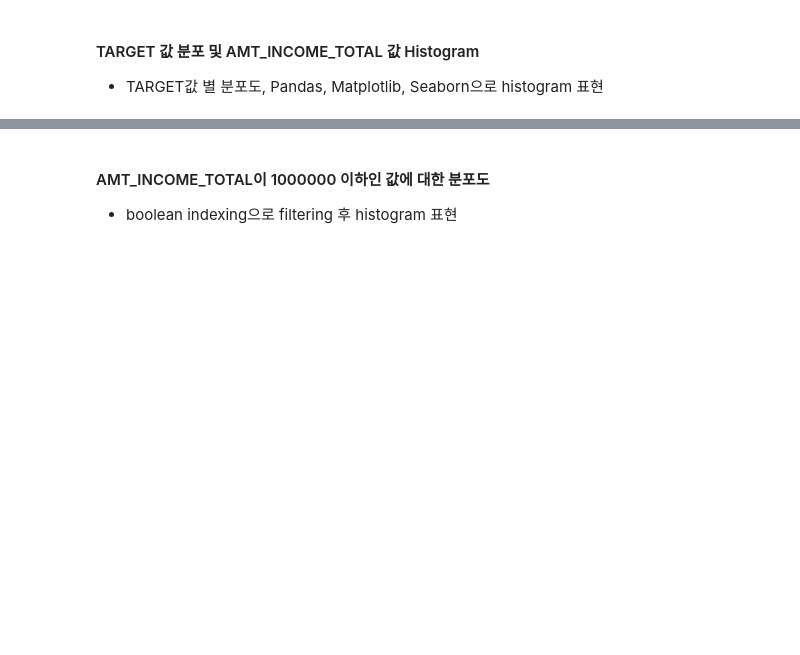
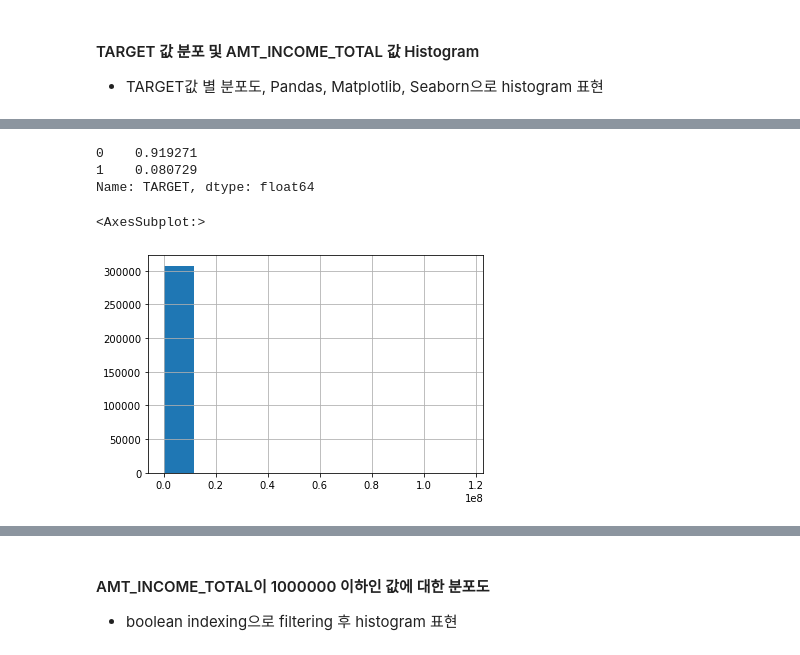
Before and after one commit to smallbee3/kaggle-advanced-ml, a Jupyter notebook: app_baseline_01_exercise.ipynb, the cells around one changed output, grey strips where cells are left out. Cells and saved outputs as stored; diff of their text form; code cells hidden in the pictures; blank space fills up the shorter version.

```diff
--- a/app_baseline_01_exercise.ipynb
+++ b/app_baseline_01_exercise.ipynb
@@ -29 +42,16 @@ app_train['TARGET'].value_counts()
+# %%
+# study
+
+app_train['TARGET'].value_counts() / app_train.shape[0]
+# %% [output]
+0    0.919271
+1    0.080729
+Name: TARGET, dtype: float64
+# %%
+# pandas's hist()
+
+app_train['AMT_INCOME_TOTAL'].hist()
+# %% [output]
+<AxesSubplot:>
+[figure, added]
 # %%
```
Also changed, not shown: parts of 53 cells of this notebook.
